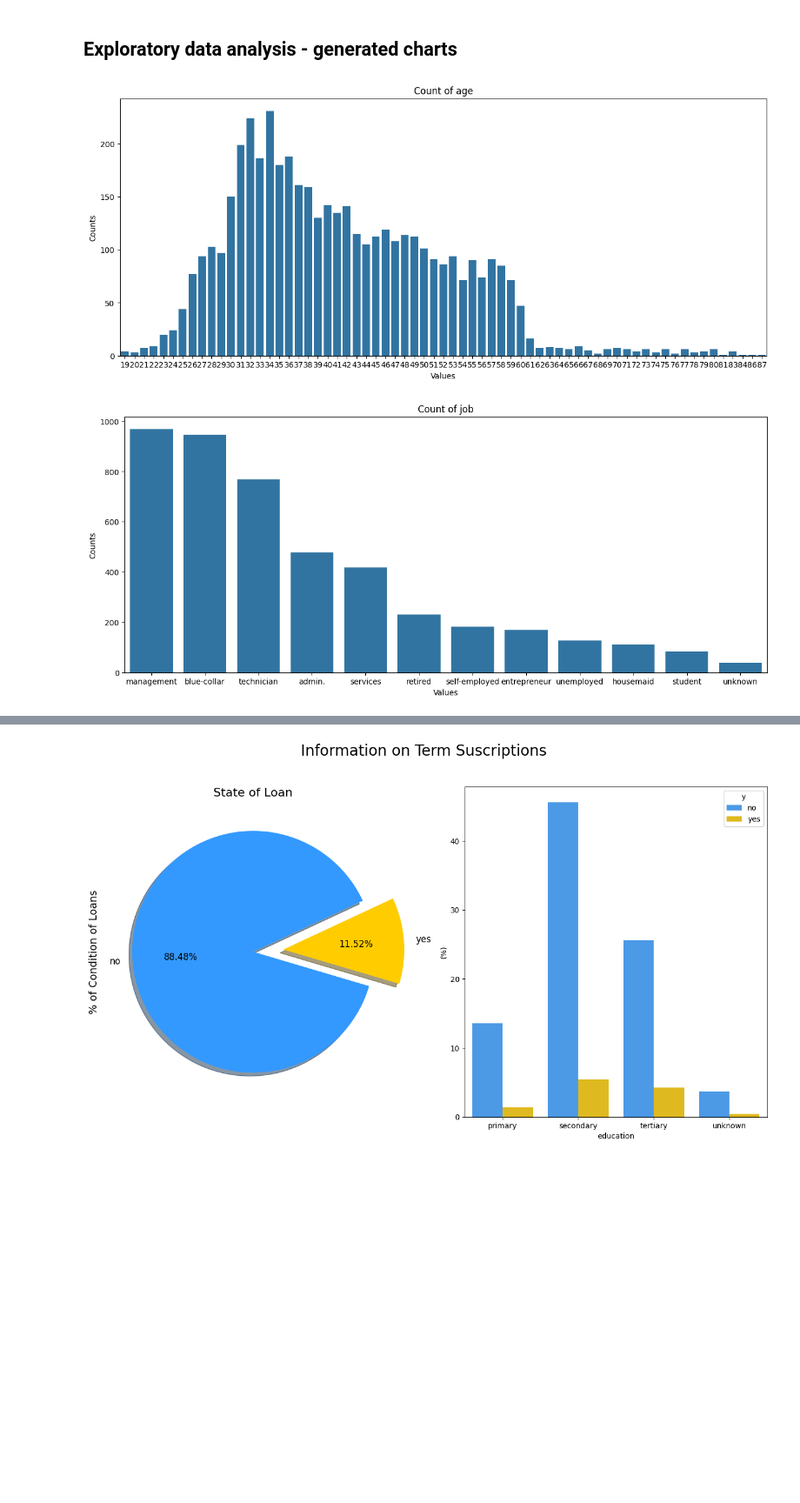
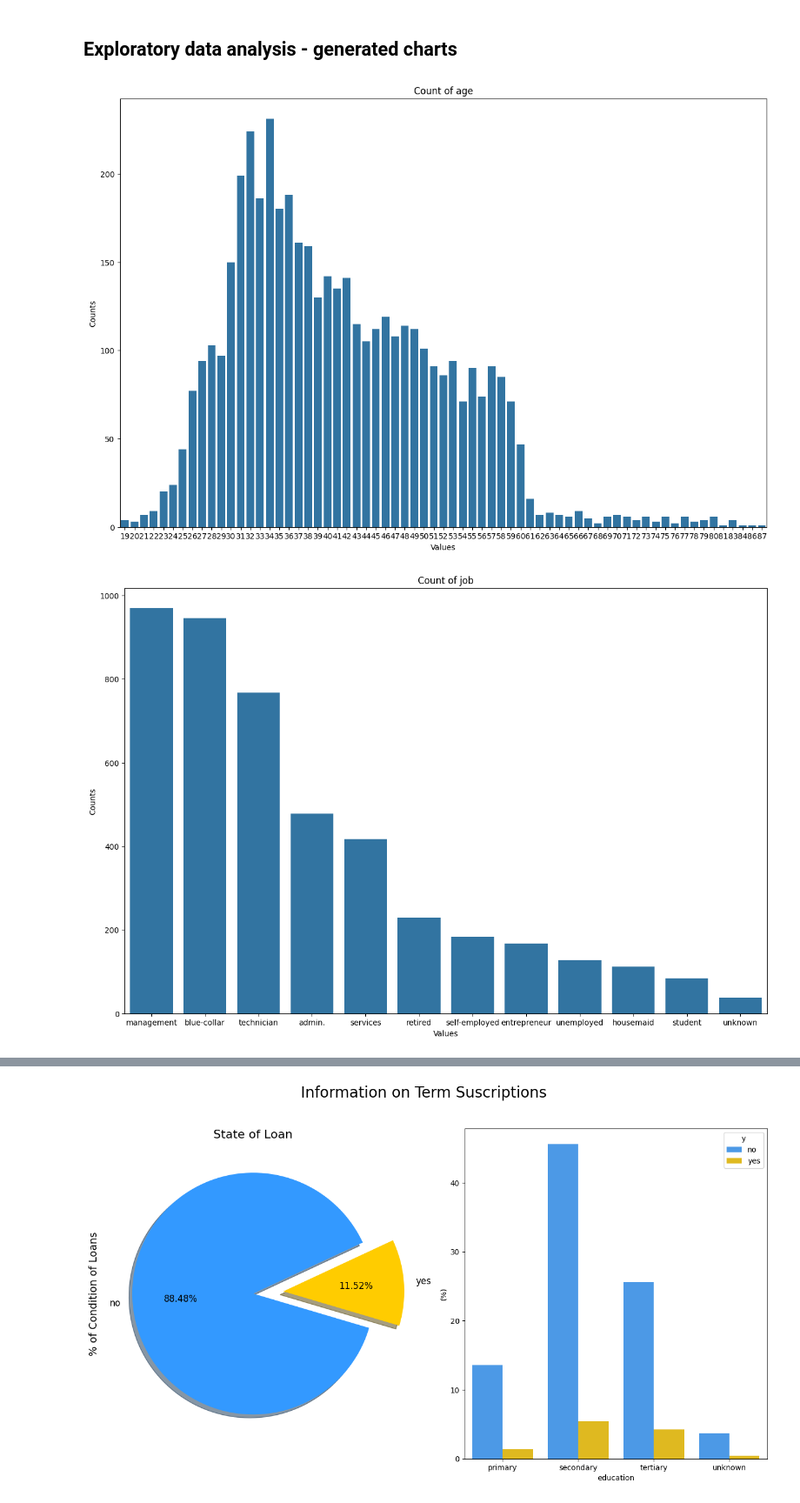
Before and after one commit to ZasaQ/A-neural-model-of-a-banking-customer, a Jupyter notebook: KrzywdaKubowicz.ipynb, the cells around one changed output, grey strips where cells are left out. Shown at 87% size. Cells and saved outputs as stored; diff of their text form; code cells hidden in the pictures; blank space fills up the shorter version.

```diff
--- a/KrzywdaKubowicz.ipynb
+++ b/KrzywdaKubowicz.ipynb
@@ -77,22 +84,22 @@ Name: count, dtype: int64
 # %% [markdown]
 ## Exploratory data analysis - generated charts
 # %%
-column_names = ['age', 'job', 'marital', 'education', 'housing', 'loan', 'y']
+# column_names = ['age', 'job', 'marital', 'education', 'housing', 'loan', 'y']
 
-for name in column_names:
-    value_counts = df[name].value_counts()
+# for name in column_names:
+#    value_counts = df[name].value_counts()
 
-    value_counts_df = value_counts.reset_index()
-    value_counts_df.columns = [name, 'Counts']
+#    value_counts_df = value_counts.reset_index()
+#    value_counts_df.columns = [name, 'Counts']
 
-    plt.figure(figsize=(15, 6))
-    sns.barplot(x=name, y='Counts', data=value_counts_df)
+#    plt.figure(figsize=(15, 10))
+#    sns.barplot(x=name, y='Counts', data=value_counts_df)
 
-    plt.title(f'Count of {name}')
-    plt.xlabel('Values')
-    plt.ylabel('Counts')
+#    plt.title(f'Count of {name}')
+#    plt.xlabel('Values')
+#    plt.ylabel('Counts')
 
-    plt.show()
+#    plt.show()
 # %% [output]
-[figure, old version]
+[figure, new version]
-[figure, old version]
+[figure, new version]
```
Also changed, not shown: parts of 4 cells of this notebook.
